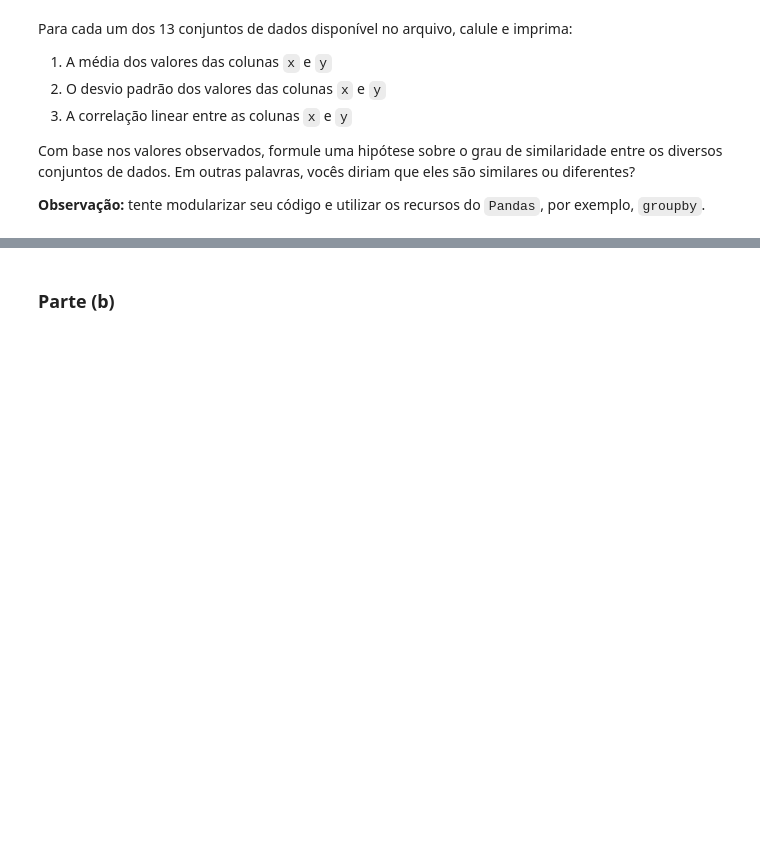
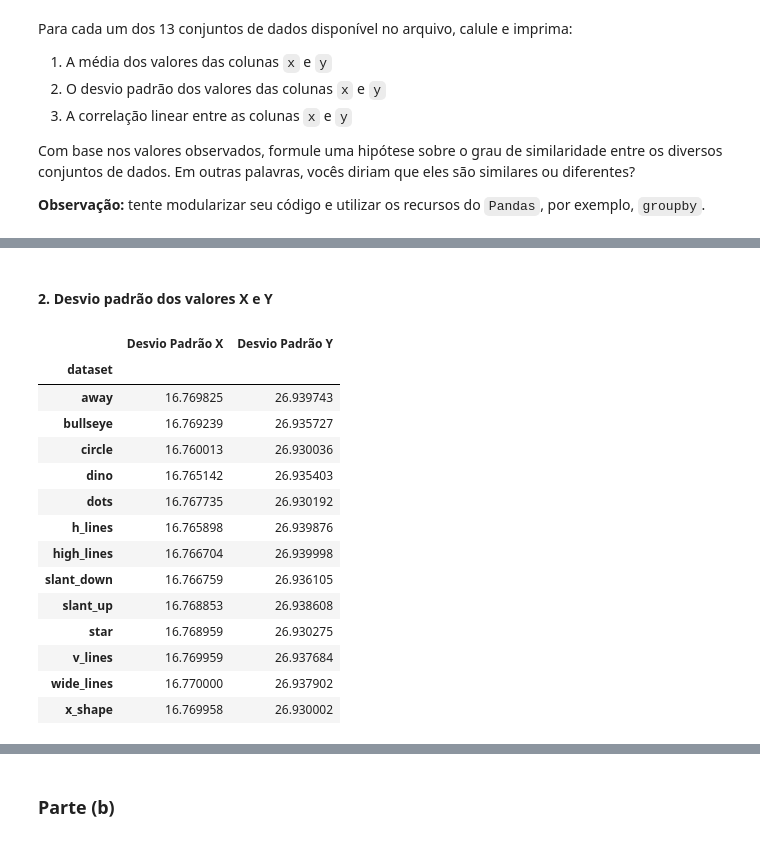
Before and after one commit to falconeee/CD-2025-2, a Jupyter notebook: lista_01.ipynb, the cells around one changed output, grey strips where cells are left out. Saved outputs shown, nothing was run; the diff lists cells and outputs as text; code cells hidden in the pictures; blank space fills up the shorter version.

```diff
--- a/lista_01.ipynb
+++ b/lista_01.ipynb
@@ -448,0 +506,24 @@ Com base nos valores observados, formule uma hipótese sobre o grau de similarid
+# %% [markdown]
+#### 2. Desvio padrão dos valores X e Y
+# %%
+df_groups_x_std = pd.DataFrame(dataset_groups.x.std())
+df_groups_y_std = pd.DataFrame(dataset_groups.y.std())
+df_std = pd.concat([df_groups_x_std, df_groups_y_std],axis=1)
+df_std.rename(columns={'x':'Desvio Padrão X', 'y':'Desvio Padrão Y'}, inplace=True)
+df_std
+# %% [output]
+|  | Desvio Padrão X | Desvio Padrão Y |
+| dataset |  |  |
+| away | 16.769825 | 26.939743 |
+| bullseye | 16.769239 | 26.935727 |
+| circle | 16.760013 | 26.930036 |
+| dino | 16.765142 | 26.935403 |
+| dots | 16.767735 | 26.930192 |
+| h_lines | 16.765898 | 26.939876 |
+| high_lines | 16.766704 | 26.939998 |
+| slant_down | 16.766759 | 26.936105 |
+| slant_up | 16.768853 | 26.938608 |
+| star | 16.768959 | 26.930275 |
+| v_lines | 16.769959 | 26.937684 |
+| wide_lines | 16.770000 | 26.937902 |
+| x_shape | 16.769958 | 26.930002 |
```
Also changed, not shown: parts of 14 cells of this notebook.
